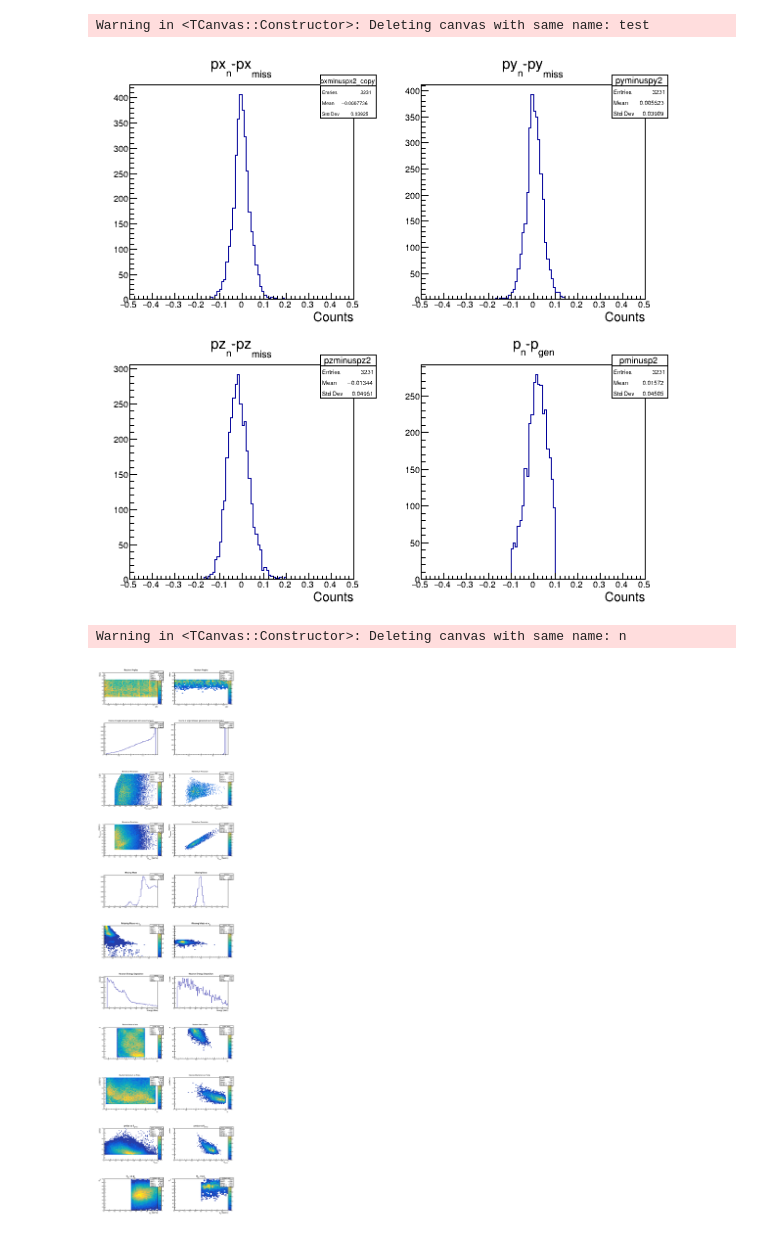
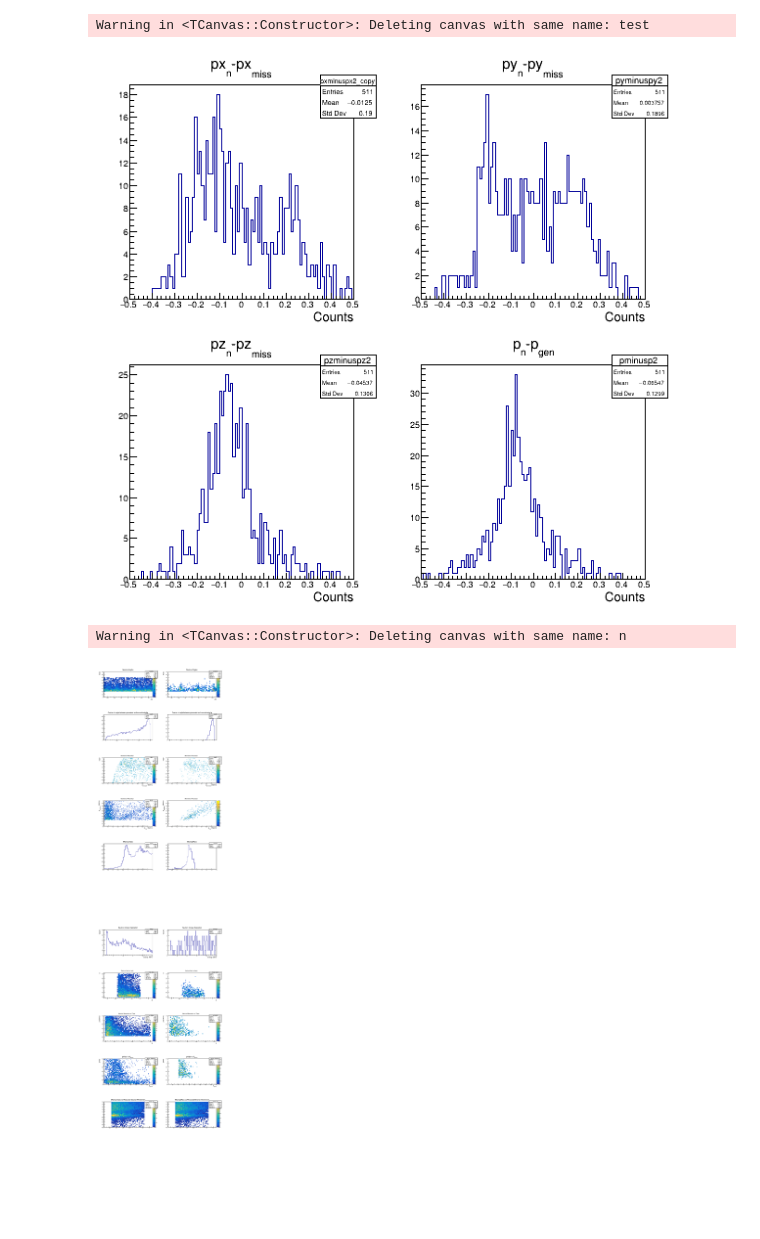
Before and after one commit to esteejus/rgm, a Jupyter notebook: NeutronVeto/D_cuts_recon.ipynb, the cells around one changed output. Drawn from its saved outputs; the diff is of its cells as text; code cells hidden in the pictures.

```diff
--- a/NeutronVeto/D_cuts_recon.ipynb
+++ b/NeutronVeto/D_cuts_recon.ipynb
@@ -6,8 +8,10 @@ import os
 # %%
-#!$ROOTSYS/bin/hadd -a -f ./d6gev_root/all_goodn_pCD.root ./d6gev_root/goodn_pCD_*.root
+#!$ROOTSYS/bin/hadd -a -f /lustre19/expphy/volatile/clas12/users/erins/neutron-veto/d_6gev/6gev_root/all_goodn_jus_pCD.root /lustre19/expphy/volatile/clas12/users/erins/neutron-veto/d_6gev/6gev_root/goodn_jus_pCD_*.root
 
-filepath = "/lustre19/expphy/volatile/clas12/users/erins/neutron-veto/d_2gev/2gev_root/"
-f = ROOT.TFile.Open(filepath + "goodn_jus_pFD_015568.root","READ") # 568
+filepath = "/lustre19/expphy/volatile/clas12/users/erins/neutron-veto/d_6gev/6gev_root/"
+#f = ROOT.TFile.Open(filepath + "ppipn_pCD_015449.root","READ") # 567 for 2 gev, 449 for 6 gev
+#f = ROOT.TFile.Open(filepath + "goodn_jus_pCD_015046.root","READ")
+f = ROOT.TFile.Open(filepath + "ppipn_pCD_015451.root","READ")
 fTree = f.Get("T")
 # %%
 # cuts on difference between generated and reconstructed neutron momentum
@@ -72,7 +76,7 @@ h_pp.Draw()
 canvas_nn.Draw()
 # %% [output]
 Warning in <TCanvas::Constructor>: Deleting canvas with same name: test
-[figure, old version]
+[figure, new version]
 # %%
 # info on neutron reconstructed momentum
 # px-px
@@ -81,8 +85,8 @@ Warning in <TCanvas::Constructor>: Deleting canvas with same name: test
 # p-p
 # dpp
 # cos0
-canvas_n = ROOT.TCanvas("n","c",700,2800)
-canvas_n.Divide(2,11)
+canvas_n = ROOT.TCanvas("n","c",800,3500)
+canvas_n.Divide(2,13)
 
 canvas_n.cd(1)
 h_nangles = f.Get("nangles")
@@ -114,44 +118,56 @@ h_mmiss.Draw()
 canvas_n.cd(10)
 h_mmiss = f.Get("mmiss2")
 h_mmiss.Draw()
-canvas_n.cd(11)
+"""canvas_n.cd(11)
 h_mmiss_xb = f.Get("mmiss_xb")
 h_mmiss_xb.Draw()
 canvas_n.cd(12)
 h_mmiss_xb = f.Get("mmiss_xb2")
-h_mmiss_xb.Draw()
+h_mmiss_xb.Draw()"""
 canvas_n.cd(13)
 h_mmiss_xb = f.Get("energy")
 h_mmiss_xb.Draw()
 canvas_n.cd(14)
 h_mmiss_xb = f.Get("energy2")
 h_mmiss_xb.Draw()
 canvas_n.cd(15)
 h_mmiss_xb = f.Get("theta_beta")
 h_mmiss_xb.Draw()
 canvas_n.cd(16)
 h_mmiss_xb = f.Get("theta_beta2")
 h_mmiss_xb.Draw()
 canvas_n.cd(17)
 h_mmiss_xb = f.Get("p_theta")
 h_mmiss_xb.Draw()
 canvas_n.cd(18)
 h_mmiss_xb = f.Get("p_theta2")
 h_mmiss_xb.Draw()
 canvas_n.cd(19)
 h_mmiss_xb = f.Get("pmiss_thetamiss")
 h_mmiss_xb.Draw()
 canvas_n.cd(20)
 h_mmiss_xb = f.Get("pmiss_thetamiss2")
 h_mmiss_xb.Draw()
 canvas_n.cd(21)
-h_thetapn_pp = f.Get("thetapn_pp")
+h_thetapn_pp = f.Get("mmiss_pn")
 h_thetapn_pp.Draw()
 canvas_n.cd(22)
-h_thetapn_pp2 = f.Get("thetapn_pp2")
+h_thetapn_pp2 = f.Get("mmiss_pn")
 h_thetapn_pp2.Draw()
+"""canvas_n.cd(23)
+h_thetapn_pp = f.Get("andrew")
+h_thetapn_pp.Draw()
+canvas_n.cd(24)
+h_thetapn_pp2 = f.Get("andrew2")
+h_thetapn_pp2.Draw()"""
+"""canvas_n.cd(25)
+h_thetapn_pp = f.Get("thetapn_dpp")
+h_thetapn_pp.Draw()
+canvas_n.cd(26)
+h_thetapn_pp2 = f.Get("thetapn_dpp2")
+h_thetapn_pp2.Draw()"""
 
 canvas_n.Draw()
 # %% [output]
 Warning in <TCanvas::Constructor>: Deleting canvas with same name: n
-[figure, old version]
+[figure, new version]
```
Also changed, not shown: parts of 6 cells of this notebook, 1 other file.
